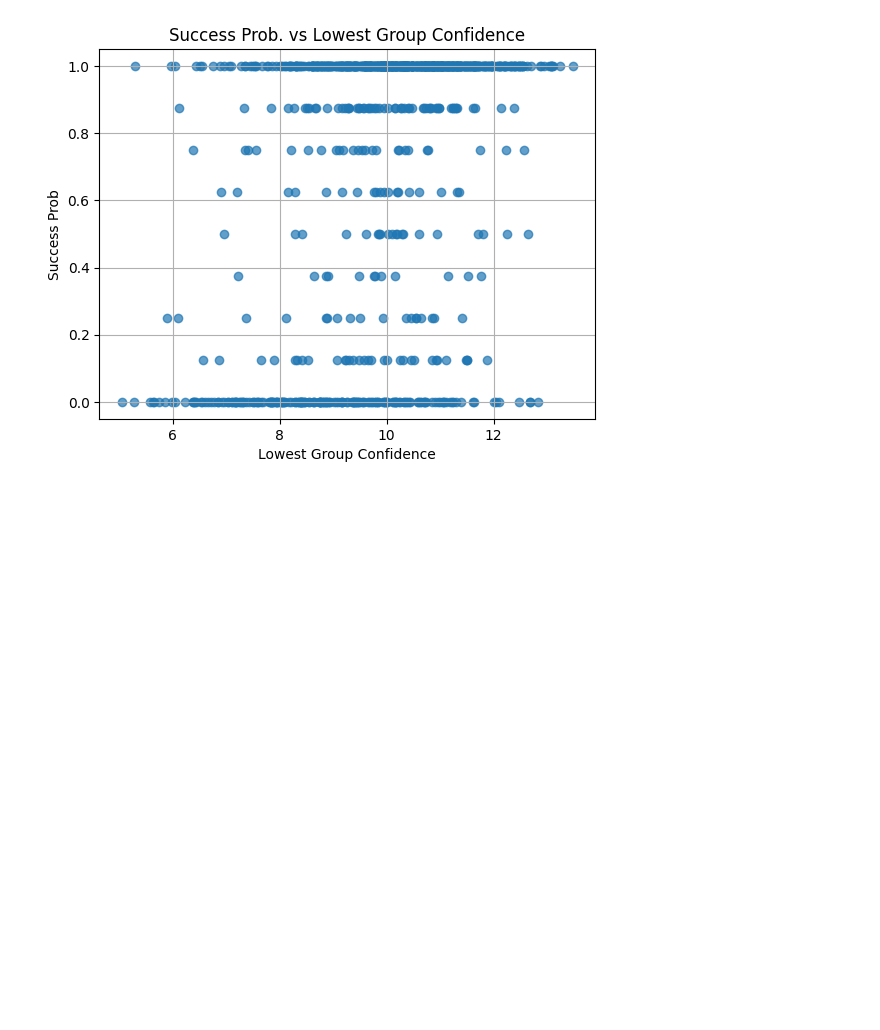
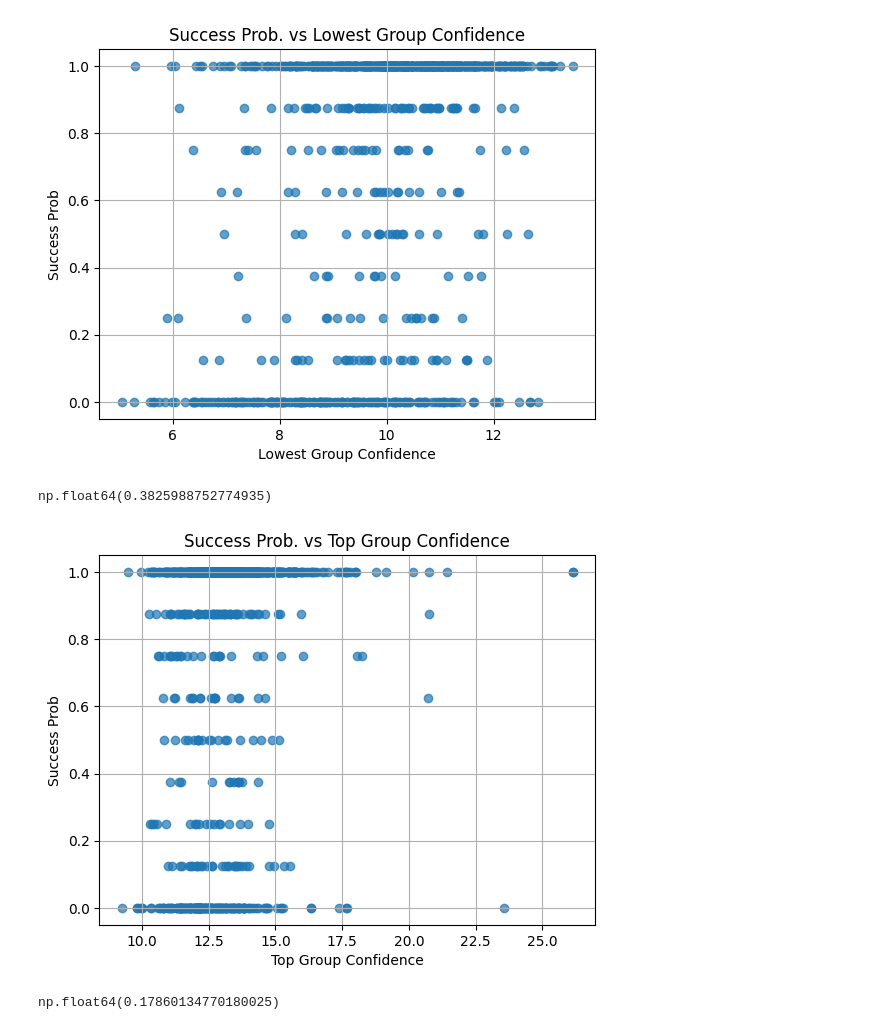
Before and after one commit to mihikadusad/uqllm-rl, a Jupyter notebook: mihika_experiment_results/conf_metrics_analysis.ipynb, the cells around one changed output. Drawn from its saved outputs; the diff is of its cells as text; code cells hidden in the pictures; blank space fills up the shorter version.

Commit message:
most updated version of confidence extraction script

```diff
--- a/mihika_experiment_results/conf_metrics_analysis.ipynb
+++ b/mihika_experiment_results/conf_metrics_analysis.ipynb
@@ -5,13 +5,13 @@ import numpy as np
 
 import matplotlib.pyplot as plt
 # %%
-with open("experiment_conf_aime2024_Llama-3.2-1B-Instruct.json", "r", encoding="utf-8") as f:
+with open("experiment_conf_aime2024_Llama-3.2-1B-Instruct_new.json", "r", encoding="utf-8") as f:
     aime24llama = json.load(f)
 with open("experiment_conf_math500_Llama-3.2-1B-Instruct.json", "r", encoding="utf-8") as f:
     math500llama = json.load(f)
 with open("experiment_conf_aime2024_Qwen2.5-Math-7B-Instruct.json", "r", encoding="utf-8") as f:
     aime24qwen = json.load(f)
-with open("experiment_conf_math500_Qwen2.5-Math-7B-Instruct.json", "r", encoding="utf-8") as f:
+with open("experiment_conf_math500_Qwen2.5-Math-7B-Instruct_new.json", "r", encoding="utf-8") as f:
     math500qwen = json.load(f)
 # %%
 conf_outs1, conf_outs2, conf_outs3, conf_outs4  = [o['confidence'] for o in aime24llama], [o['confidence'] for o in math500llama], [o['confidence'] for o in aime24qwen], [o['confidence'] for o in math500qwen]
@@ -47,6 +47,16 @@ success_probs2 = [o['success_prob'] for o in math500llama]
 success_probs3 = [o['success_prob'] for o in aime24qwen]
 success_probs4 = [o['success_prob'] for o in math500qwen]
 
+top_group_conf1 = [x['reasoning_highest_group_confidene'] for x in conf_outs1]
+top_group_conf4 = [x['reasoning_highest_group_confidene'] for x in conf_outs4]
+
+
+print(len(atc1))
+print(len(lowest_group_conf1))
+print(len(tail_conf1))
+print(len(success_probs1))
+print(len(top_group_conf1))
+
 #reasoning_prefix = [o['reasoning_prefix'] for o in output_data]
 
 #print(len(prm_scores))
@@ -56,5 +66,3 @@ success_probs4 = [o['success_prob'] for o in math500qwen]
 
 #print(prm_scores[0:5])
 #print(avg_trace_confidence[0:5])
-
-# look at different models as well to see how correlation varies
@@ -218,3 +281,29 @@ plt.grid(True)
 plt.show()
 # %% [output]
 [figure]
+# %%
+np.corrcoef(
+    [t for t, s in zip(lowest_group_conf4, success_probs4) if t is not None],
+    [s for t, s in zip(lowest_group_conf4, success_probs4) if t is not None]
+)[0, 1]
+# %% [output]
+np.float64(0.3825988752774935)
+# %%
+### AIME 2024, LLAMA
+
+plt.figure()
+plt.scatter(top_group_conf4, success_probs4, alpha=0.7)
+plt.xlabel("Top Group Confidence")
+plt.ylabel("Success Prob")
+plt.title("Success Prob. vs Top Group Confidence")
+plt.grid(True)
+plt.show()
+# %% [output]
+[figure, added]
+# %%
+np.corrcoef(
+    [t for t, s in zip(top_group_conf4, success_probs4) if t is not None],
+    [s for t, s in zip(top_group_conf4, success_probs4) if t is not None]
+)[0, 1]
+# %% [output]
+np.float64(0.17860134770180025)
```
Also changed, not shown: parts of 8 cells of this notebook, 1 other file.
